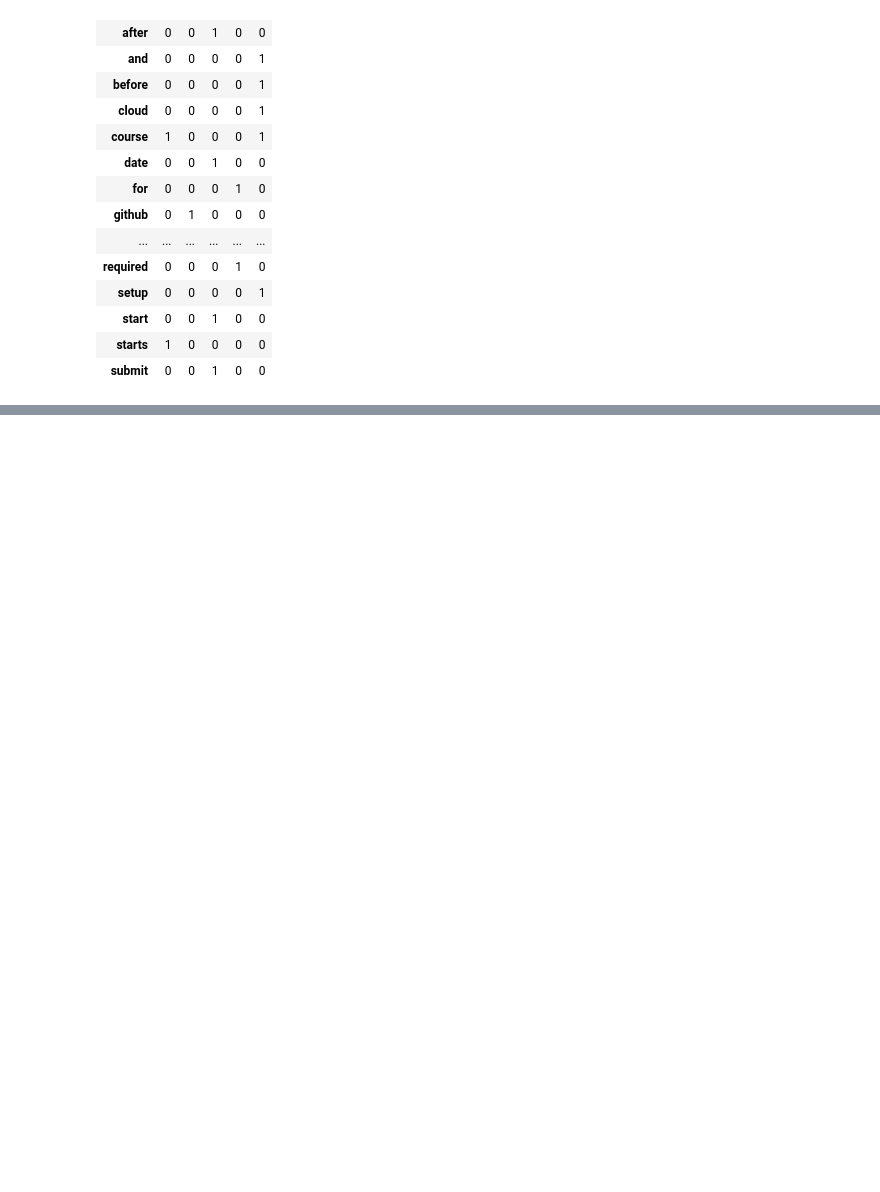
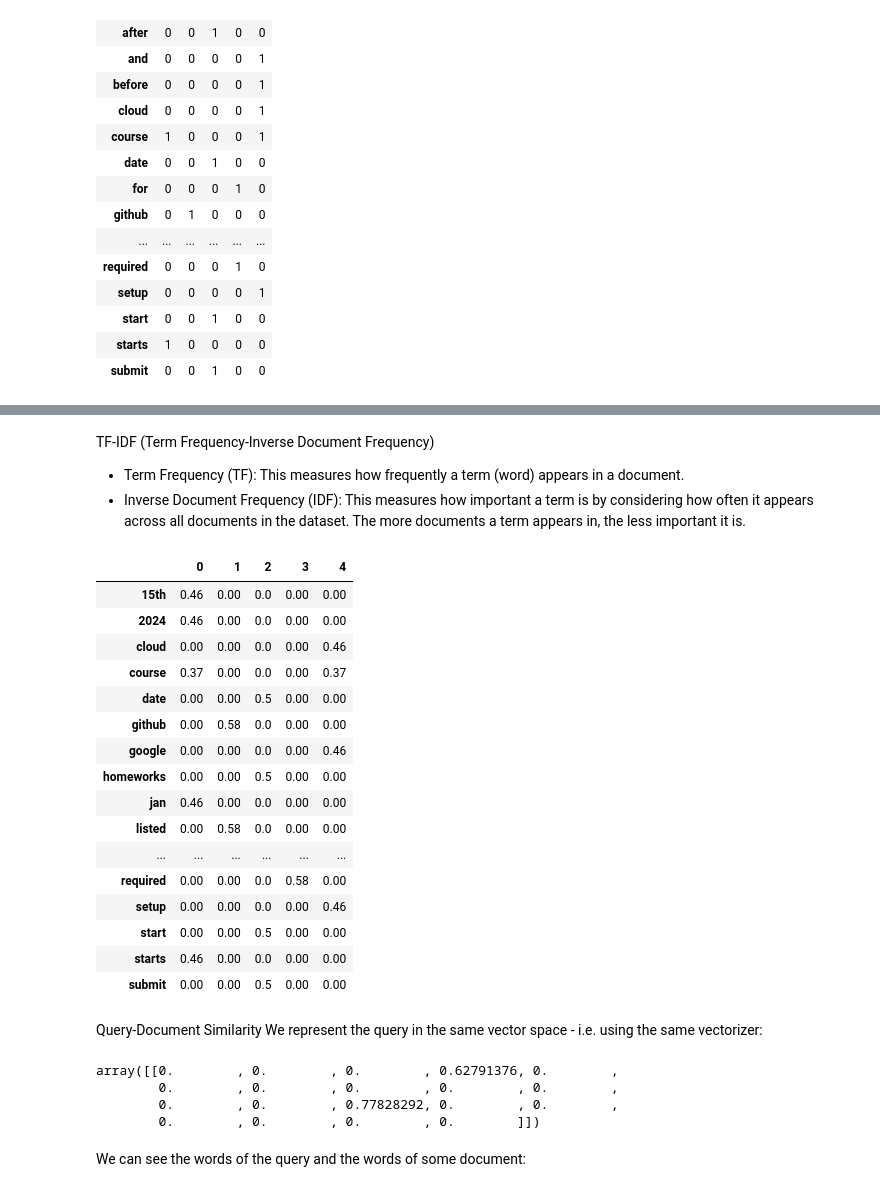
Before and after one commit to abhayra12/search-engine, a Jupyter notebook: notebook.ipynb, the cells around one changed output, grey strips where cells are left out. Saved outputs shown, nothing was run; the diff lists cells and outputs as text; code cells hidden in the pictures; blank space fills up the shorter version.

```diff
--- a/notebook.ipynb
+++ b/notebook.ipynb
@@ -125,0 +174,4 @@ df_docs
+# %% [markdown]
+TF-IDF (Term Frequency-Inverse Document Frequency)
+- Term Frequency (TF): This measures how frequently a term (word) appears in a document.
+- Inverse Document Frequency (IDF): This measures how important a term is by considering how often it appears across all documents in the dataset. The more documents a term appears in, the less important it is.
@@ -125,0 +180,41 @@ df_docs
+# %%
+cv = TfidfVectorizer(stop_words='english')
+X = cv.fit_transform(docs_example)
+
+names = cv.get_feature_names_out()
+
+df_docs = pd.DataFrame(X.toarray(), columns=names).T
+df_docs.round(2)
+# %% [output]
+|  | 0 | 1 | 2 | 3 | 4 |
+| 15th | 0.46 | 0.00 | 0.0 | 0.00 | 0.00 |
+| 2024 | 0.46 | 0.00 | 0.0 | 0.00 | 0.00 |
+| cloud | 0.00 | 0.00 | 0.0 | 0.00 | 0.46 |
+| course | 0.37 | 0.00 | 0.0 | 0.00 | 0.37 |
+| date | 0.00 | 0.00 | 0.5 | 0.00 | 0.00 |
+| github | 0.00 | 0.58 | 0.0 | 0.00 | 0.00 |
+| google | 0.00 | 0.00 | 0.0 | 0.00 | 0.46 |
+| homeworks | 0.00 | 0.00 | 0.5 | 0.00 | 0.00 |
+| jan | 0.46 | 0.00 | 0.0 | 0.00 | 0.00 |
+| listed | 0.00 | 0.58 | 0.0 | 0.00 | 0.00 |
+| ... | ... | ... | ... | ... | ... |
+| required | 0.00 | 0.00 | 0.0 | 0.58 | 0.00 |
+| setup | 0.00 | 0.00 | 0.0 | 0.00 | 0.46 |
+| start | 0.00 | 0.00 | 0.5 | 0.00 | 0.00 |
+| starts | 0.46 | 0.00 | 0.0 | 0.00 | 0.00 |
+| submit | 0.00 | 0.00 | 0.5 | 0.00 | 0.00 |
+# %% [markdown]
+Query-Document Similarity
+We represent the query in the same vector space - i.e. using the same vectorizer:
+# %%
+query = "Do I need to know python to sign up for the January course?"
+
+q = cv.transform([query])
+q.toarray()
+# %% [output]
+array([[0.        , 0.        , 0.        , 0.62791376, 0.        ,
+        0.        , 0.        , 0.        , 0.        , 0.        ,
+        0.        , 0.        , 0.77828292, 0.        , 0.        ,
+        0.        , 0.        , 0.        , 0.        ]])
+# %% [markdown]
+We can see the words of the query and the words of some document:
```
Also changed, not shown: parts of 66 cells of this notebook.
